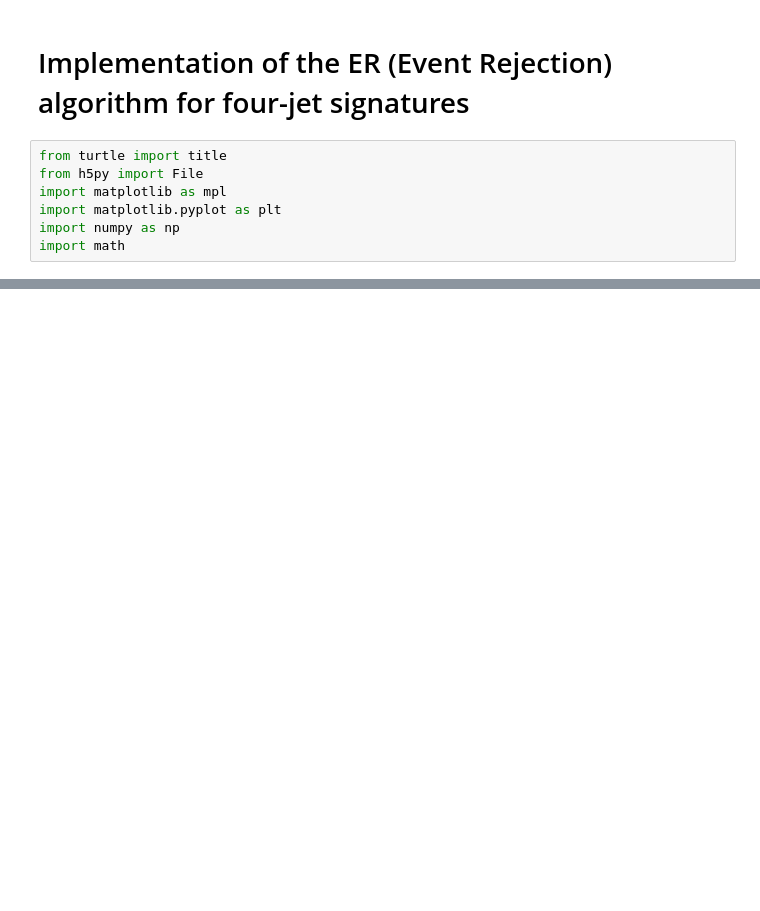
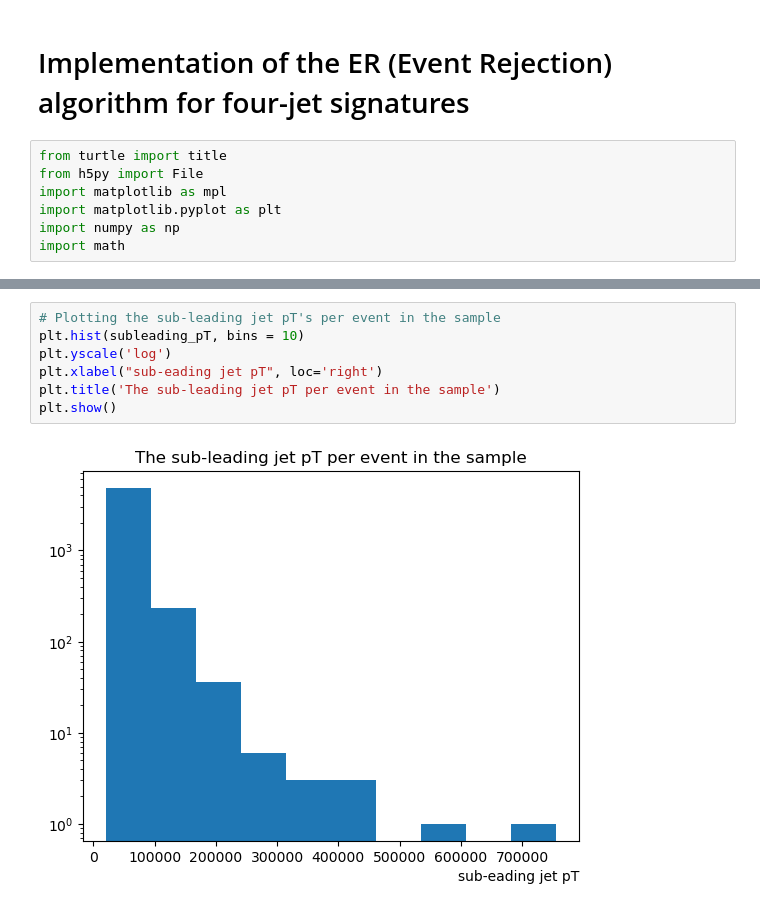
Before and after one commit to abdelllrazekkk/DIPZ_Workflow, a Jupyter notebook: ER_Algorithm.ipynb, the cells around one changed output, grey strips where cells are left out. Saved outputs shown, nothing was run; the diff lists cells and outputs as text; blank space fills up the shorter version.

```diff
--- a/ER_Algorithm.ipynb
+++ b/ER_Algorithm.ipynb
@@ -34,3 +96,12 @@ The events_ID array looks like: [3301001 3301002 3301003 ... 4872998 4872999 487
+# %%
+# Plotting the sub-leading jet pT's per event in the sample
+plt.hist(subleading_pT, bins = 10)
+plt.yscale('log')
+plt.xlabel("sub-eading jet pT", loc='right')
+plt.title('The sub-leading jet pT per event in the sample')
+plt.show()
+# %% [output]
+[figure, added]
 # %%
 # Visualizing the jets in one event
 event_id = uniques[3]
```
Also changed, not shown: parts of 28 cells of this notebook, 1 other file.
